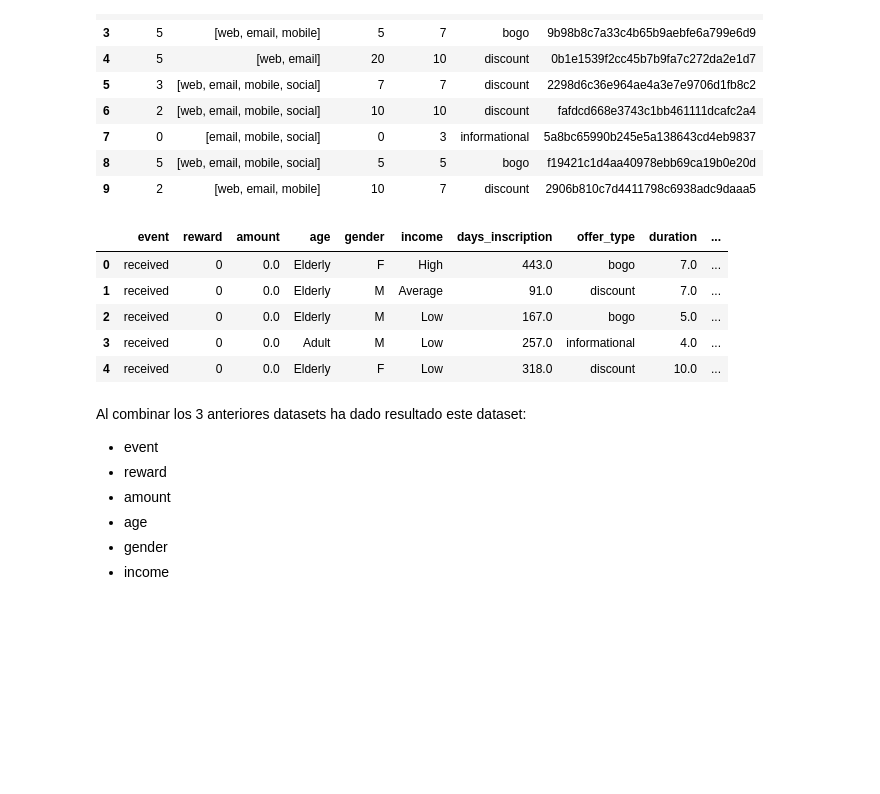
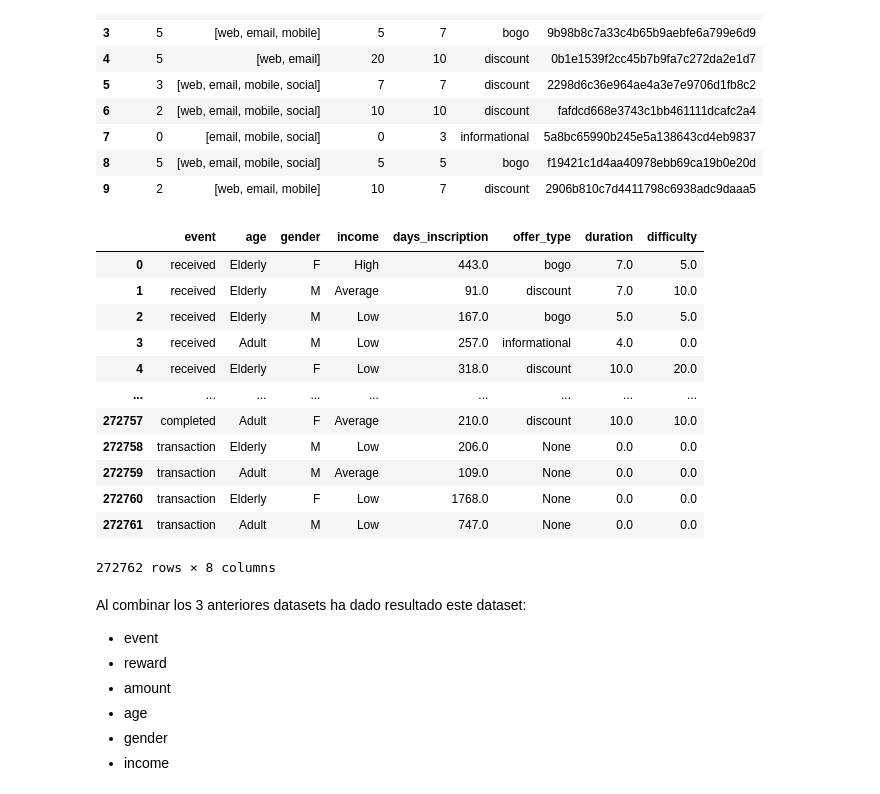
Before and after one commit to DaniMG95/Starbucks_Capstone, a Jupyter notebook: Starbucks_Capstone_notebook.ipynb, the cells around one changed output. Saved outputs shown, nothing was run; the diff lists cells and outputs as text; code cells hidden in the pictures; blank space fills up the shorter version.

```diff
--- a/Starbucks_Capstone_notebook.ipynb
+++ b/Starbucks_Capstone_notebook.ipynb
@@ -420,16 +420,24 @@ profile_df=profile[["age","gender","id","income","days_inscription"]].copy()
 portfolio_df=portfolio[["id","offer_type","duration","difficulty"]].copy()
 # %%
 df=pd.merge(transcript_df,profile_df, left_on=['person'], right_on=['id'], how='left').dropna()
-df=pd.merge(df,portfolio_df, left_on=['offer'], right_on=['id'], how='left')
-df=df.drop(["person","offer","id_x","id_y"],axis=1)
-df.head()
+values = {'offer_type': "None", 'duration': 0, 'difficulty': 0}
+df=pd.merge(df,portfolio_df, left_on=['offer'], right_on=['id'], how='left').fillna(value=values)
+df=df.drop(["person","offer","id_x","id_y","reward","amount"],axis=1)
+df
 # %% [output]
-|  | event | reward | amount | age | gender | income | days_inscription | offer_type | duration | ... |
-| 0 | received | 0 | 0.0 | Elderly | F | High | 443.0 | bogo | 7.0 | ... |
-| 1 | received | 0 | 0.0 | Elderly | M | Average | 91.0 | discount | 7.0 | ... |
-| 2 | received | 0 | 0.0 | Elderly | M | Low | 167.0 | bogo | 5.0 | ... |
-| 3 | received | 0 | 0.0 | Adult | M | Low | 257.0 | informational | 4.0 | ... |
-| 4 | received | 0 | 0.0 | Elderly | F | Low | 318.0 | discount | 10.0 | ... |
+|  | event | age | gender | income | days_inscription | offer_type | duration | difficulty |
+| 0 | received | Elderly | F | High | 443.0 | bogo | 7.0 | 5.0 |
+| 1 | received | Elderly | M | Average | 91.0 | discount | 7.0 | 10.0 |
+| 2 | received | Elderly | M | Low | 167.0 | bogo | 5.0 | 5.0 |
+| 3 | received | Adult | M | Low | 257.0 | informational | 4.0 | 0.0 |
+| 4 | received | Elderly | F | Low | 318.0 | discount | 10.0 | 20.0 |
+| ... | ... | ... | ... | ... | ... | ... | ... | ... |
+| 272757 | completed | Adult | F | Average | 210.0 | discount | 10.0 | 10.0 |
+| 272758 | transaction | Elderly | M | Low | 206.0 | None | 0.0 | 0.0 |
+| 272759 | transaction | Adult | M | Average | 109.0 | None | 0.0 | 0.0 |
+| 272760 | transaction | Elderly | F | Low | 1768.0 | None | 0.0 | 0.0 |
+| 272761 | transaction | Adult | M | Low | 747.0 | None | 0.0 | 0.0 |
+272762 rows × 8 columns
 # %% [markdown]
 Al combinar los 3 anteriores datasets ha dado resultado este dataset:
 * event
```
Also changed, not shown: parts of 42 cells of this notebook.
